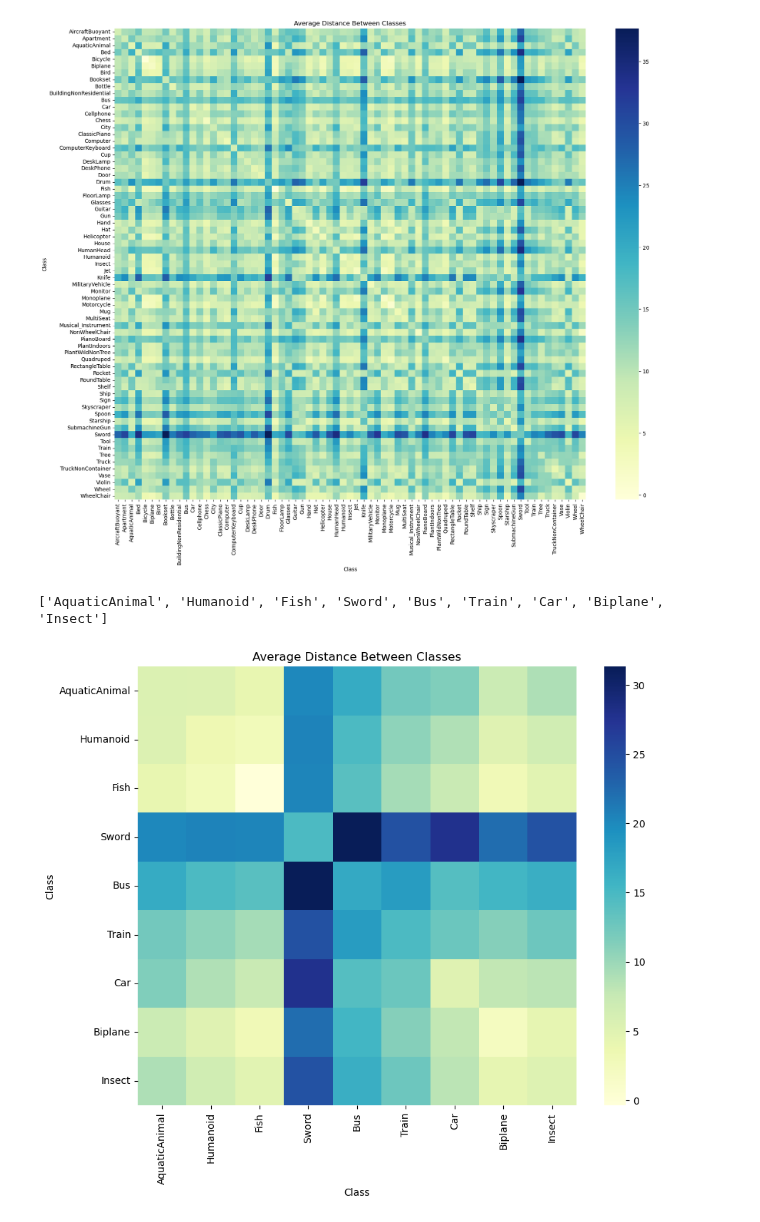
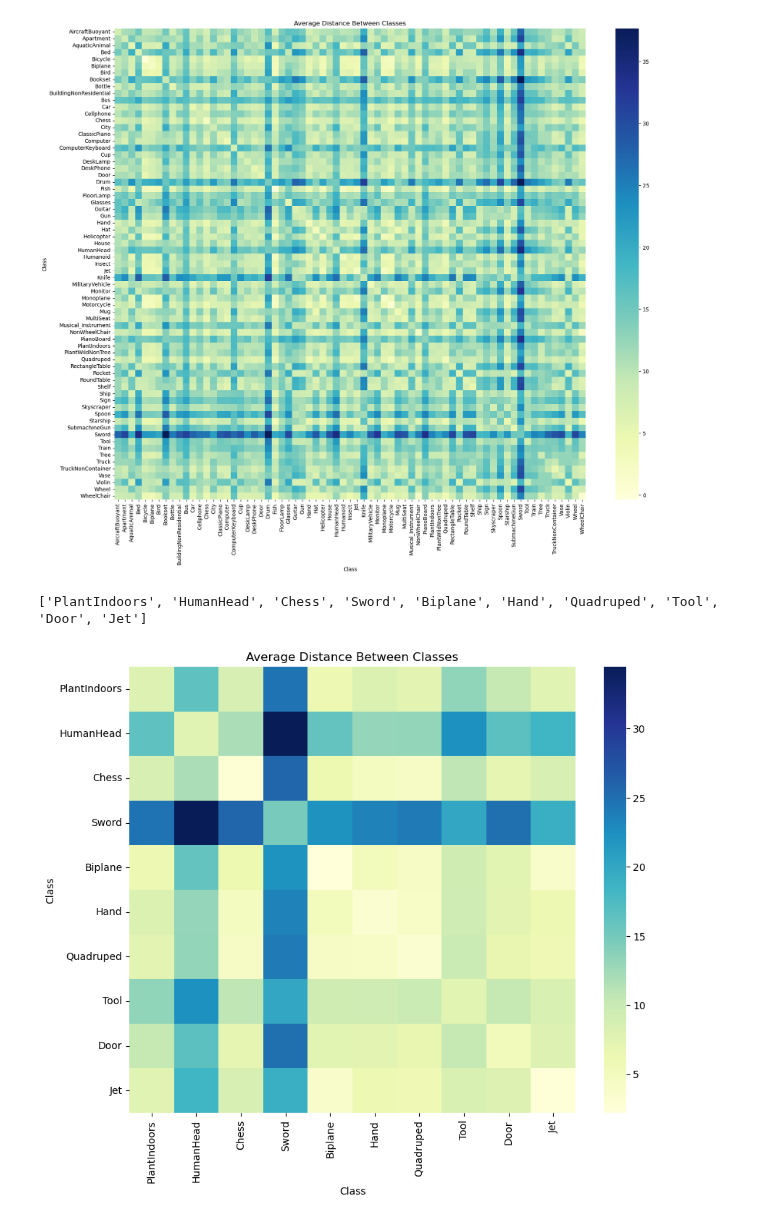
Before and after one commit to maria-raluca-st/INFOMR-final-project, a Jupyter notebook: mmdbs/evaluation.ipynb, the cells around one changed output. Saved outputs shown, nothing was run; the diff lists cells and outputs as text; code cells hidden in the pictures.

```diff
--- a/mmdbs/evaluation.ipynb
+++ b/mmdbs/evaluation.ipynb
@@ -106,0 +116,7 @@ average_distances_custom.shape
+# %%
+average_distances_custom=pd.read_csv("average_distances_custom.csv",index_col=0)
+average_distances_ann=pd.read_csv("average_distances_ann.csv",index_col=0)
+
+#average_distances_custom.set_index('Unnamed: 0', inplace=True)
+
+print(average_distances_custom.head())
@@ -118,17 +152,17 @@ plt.show()
 # %%
 # Step 5: Plot the confusion matrix for average distances
 plt.figure(figsize=(10, 8))
 
-selected_classes = ["AquaticAnimal","Humanoid","Fish","Sword","Bus","Train","Car","Biplane","Insect"]  # replace with the actual class names you want to include
+selected_classes = ["PlantIndoors","HumanHead","Chess","Sword","Biplane","Hand","Quadruped","Tool","Door","Jet"]  # replace with the actual class names you want to include
 
 print(selected_classes)
 # Step 2: Create a DataFrame to store the average distances between each selected class pair
 subset_df = average_distances_custom.loc[selected_classes, selected_classes]
 sns.heatmap(subset_df, square=True,annot=False, cmap="YlGnBu", fmt=".2f",cbar_kws={'format': '%.0f'})
 plt.title("Average Distance Between Classes")
 plt.xlabel("Class")
 plt.ylabel("Class")
 plt.show()
 # %% [output]
-['AquaticAnimal', 'Humanoid', 'Fish', 'Sword', 'Bus', 'Train', 'Car', 'Biplane', 'Insect']
+['PlantIndoors', 'HumanHead', 'Chess', 'Sword', 'Biplane', 'Hand', 'Quadruped', 'Tool', 'Door', 'Jet']
-[figure, old version]
+[figure, new version]
```
Also changed, not shown: parts of 4 cells of this notebook.
